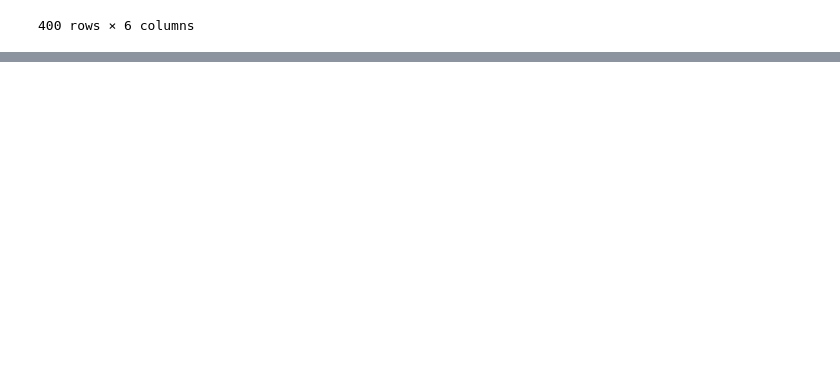
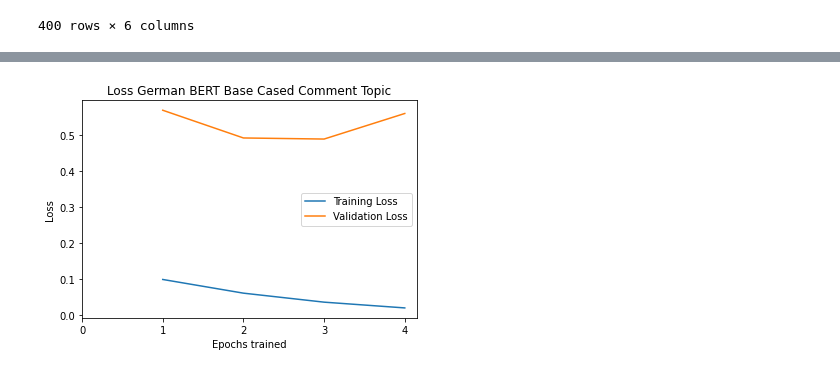
Before and after one commit to KirchnerS/Masterarbeit, a Jupyter notebook: graphs.ipynb, the cells around one changed output, grey strips where cells are left out. Cells and saved outputs as stored; diff of their text form; code cells hidden in the pictures; blank space fills up the shorter version.

```diff
--- a/graphs.ipynb
+++ b/graphs.ipynb
@@ -952,0 +996,13 @@ plt.show()
+# %%
+fig, ax = plt.subplots()
+plt.plot([1,2,3,4],[0.098 , 0.060, 0.035, 0.019], label='Training Loss')
+plt.plot([1,2,3,4],[0.568 ,0.491, 0.488, 0.559], label='Validation Loss')
+ax.xaxis.set_major_locator(MaxNLocator(integer=True))
+ax.set_xlim(xmin=0)
+ax.set_ylabel("Loss")
+ax.set_xlabel("Epochs trained")
+ax.set_title("Loss German BERT Base Cased Comment Topic")
+plt.legend()
+plt.show()
+# %% [output]
+[figure, added]
```
Also changed, not shown: parts of 10 cells of this notebook, 3 other files.
